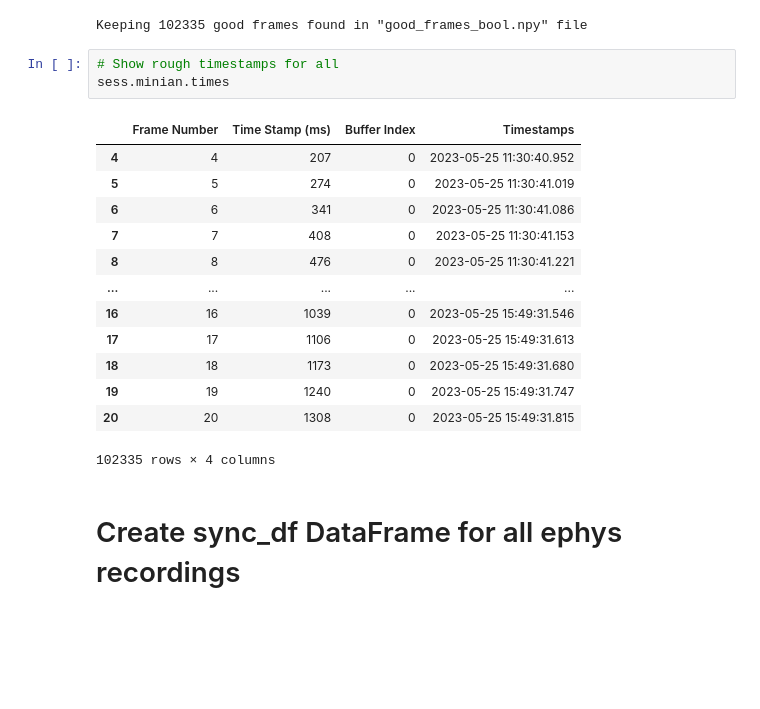
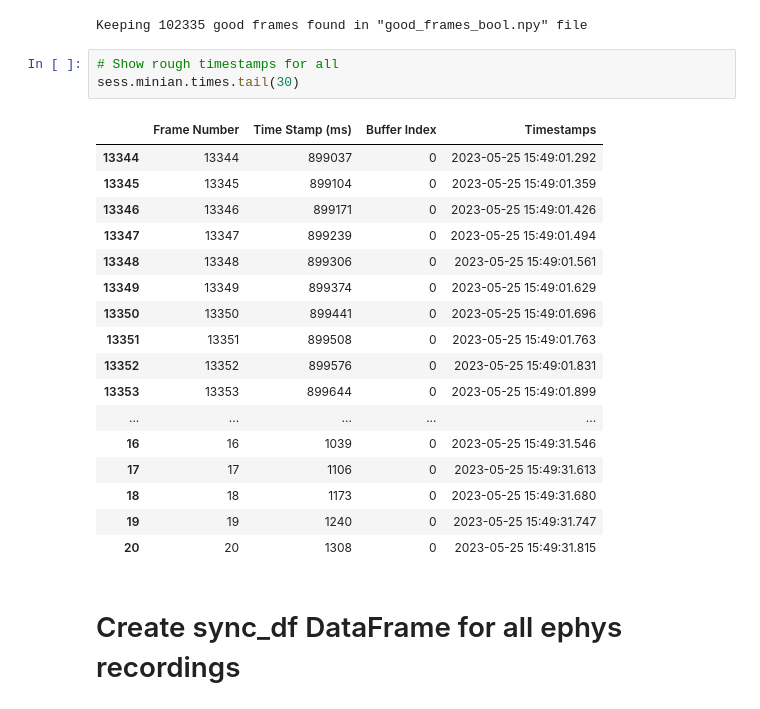
Before and after one commit to diba-lab/NeuroPy, a Jupyter notebook: notebooks/Image_ephys_dlc_alignment.ipynb, the cells around one changed output. Saved outputs shown, nothing was run; the diff lists cells and outputs as text; blank space fills up the shorter version.

```diff
--- a/notebooks/Image_ephys_dlc_alignment.ipynb
+++ b/notebooks/Image_ephys_dlc_alignment.ipynb
@@ -47,21 +48,25 @@ sess.minian = MinianIO(sess.basepath / "Miniscope_combined" / "minian")
 Keeping 102335 good frames found in "good_frames_bool.npy" file
 # %%
 # Show rough timestamps for all
-sess.minian.times
+sess.minian.times.tail(30)
 # %% [output]
 |  | Frame Number | Time Stamp (ms) | Buffer Index | Timestamps |
-| 4 | 4 | 207 | 0 | 2023-05-25 11:30:40.952 |
-| 5 | 5 | 274 | 0 | 2023-05-25 11:30:41.019 |
-| 6 | 6 | 341 | 0 | 2023-05-25 11:30:41.086 |
-| 7 | 7 | 408 | 0 | 2023-05-25 11:30:41.153 |
-| 8 | 8 | 476 | 0 | 2023-05-25 11:30:41.221 |
+| 13344 | 13344 | 899037 | 0 | 2023-05-25 15:49:01.292 |
+| 13345 | 13345 | 899104 | 0 | 2023-05-25 15:49:01.359 |
+| 13346 | 13346 | 899171 | 0 | 2023-05-25 15:49:01.426 |
+| 13347 | 13347 | 899239 | 0 | 2023-05-25 15:49:01.494 |
+| 13348 | 13348 | 899306 | 0 | 2023-05-25 15:49:01.561 |
+| 13349 | 13349 | 899374 | 0 | 2023-05-25 15:49:01.629 |
+| 13350 | 13350 | 899441 | 0 | 2023-05-25 15:49:01.696 |
+| 13351 | 13351 | 899508 | 0 | 2023-05-25 15:49:01.763 |
+| 13352 | 13352 | 899576 | 0 | 2023-05-25 15:49:01.831 |
+| 13353 | 13353 | 899644 | 0 | 2023-05-25 15:49:01.899 |
 | ... | ... | ... | ... | ... |
 | 16 | 16 | 1039 | 0 | 2023-05-25 15:49:31.546 |
 | 17 | 17 | 1106 | 0 | 2023-05-25 15:49:31.613 |
 | 18 | 18 | 1173 | 0 | 2023-05-25 15:49:31.680 |
 | 19 | 19 | 1240 | 0 | 2023-05-25 15:49:31.747 |
 | 20 | 20 | 1308 | 0 | 2023-05-25 15:49:31.815 |
-102335 rows × 4 columns
 # %% [markdown]
 # Create sync_df DataFrame for all ephys recordings
 # %%
```
Also changed, not shown: parts of 15 cells of this notebook.
